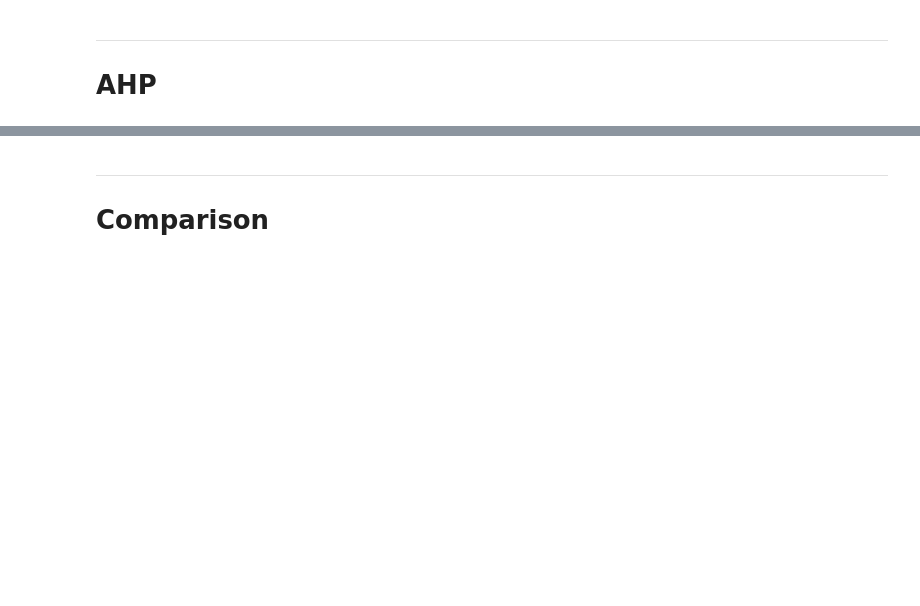
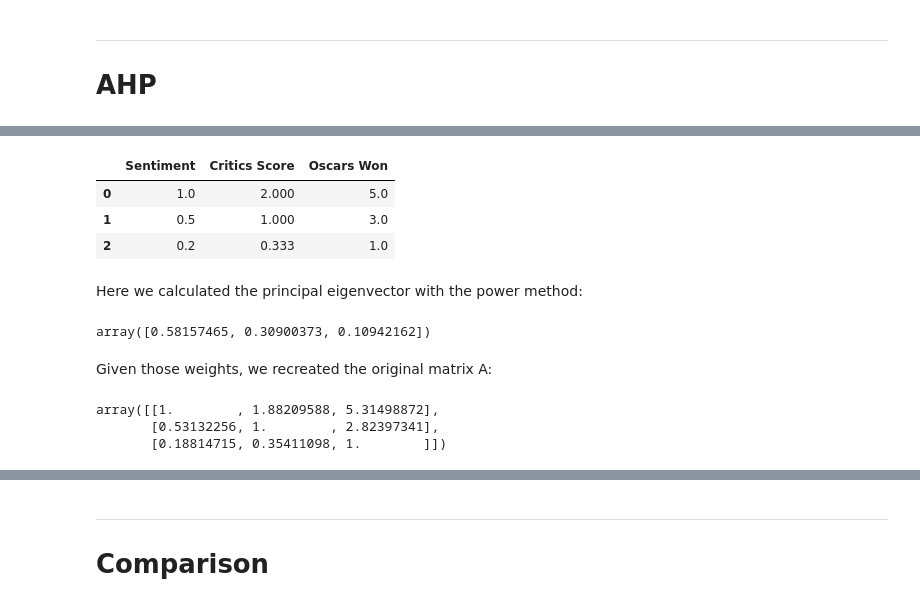
Before and after one commit to istepka/decision-analysis, a Jupyter notebook: project2/report.ipynb, the cells around one changed output, grey strips where cells are left out. Drawn from its saved outputs; the diff is of its cells as text; code cells hidden in the pictures; blank space fills up the shorter version.

```diff
--- a/project2/report.ipynb
+++ b/project2/report.ipynb
@@ -194,0 +261,24 @@ calulate_kendall_matrix(uta_ranking, pretty_print=True)
+# %%
+inconsistent_matrix = loaded_matrices['movie_perception_comparison']
+inconsistent_matrix
+# %% [output]
+|  | Sentiment | Critics Score | Oscars Won |
+| 0 | 1.0 | 2.000 | 5.0 |
+| 1 | 0.5 | 1.000 | 3.0 |
+| 2 | 0.2 | 0.333 | 1.0 |
+# %% [markdown]
+Here we calculated the principal eigenvector with the power method:
+# %%
+inconsistent_matrix_weights = approximate_principal_eigenvector(inconsistent_matrix.values)
+inconsistent_matrix_weights
+# %% [output]
+array([0.58157465, 0.30900373, 0.10942162])
+# %% [markdown]
+Given those weights, we recreated the original matrix A:
+# %%
+recreated_matrix = recreate_matrix_from_weights(inconsistent_matrix_weights)
+recreated_matrix
+# %% [output]
+array([[1.        , 1.88209588, 5.31498872],
+       [0.53132256, 1.        , 2.82397341],
+       [0.18814715, 0.35411098, 1.        ]])
```
Also changed, not shown: parts of 21 cells of this notebook, 8 other files.
